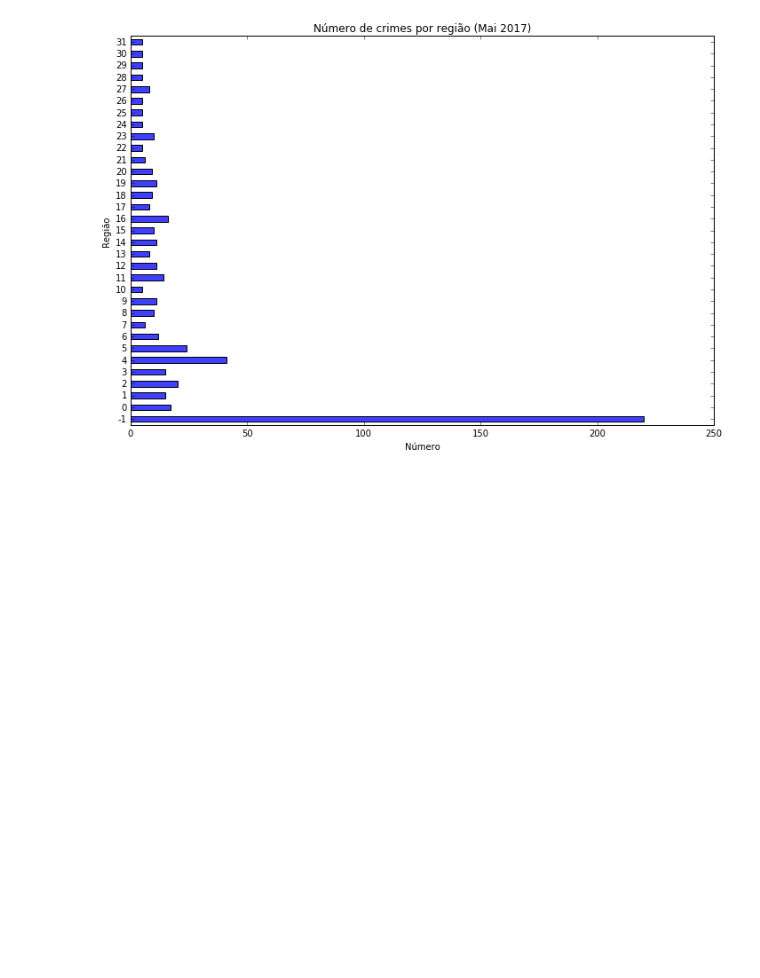
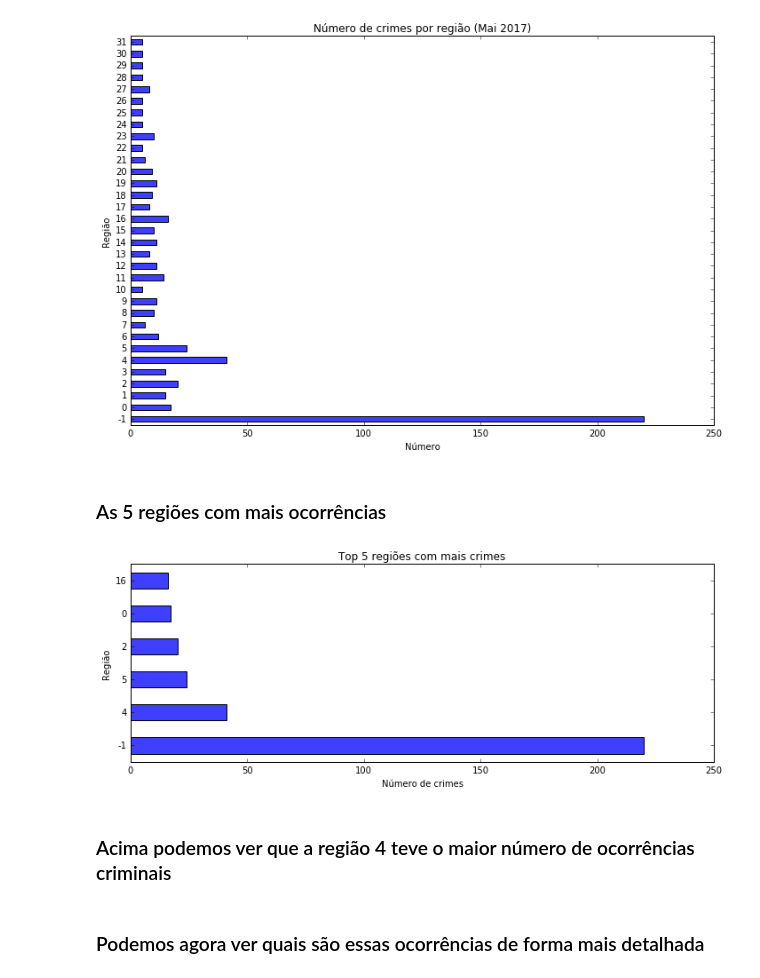
Before and after one commit to netodeolino/TCC, a Jupyter notebook: TCC 02/Resultados/Maio/Maio.ipynb, the cells around one changed output. Cells and saved outputs as stored; diff of their text form; code cells hidden in the pictures; blank space fills up the shorter version.

Commit message:
up resultados maio

```diff
--- a/TCC 02/Resultados/Maio/Maio.ipynb
+++ b/TCC 02/Resultados/Maio/Maio.ipynb
@@ -80,3 +80,26 @@ ax.xaxis.set_major_formatter(ticker.StrMethodFormatter('{x:,.0f}'))
 plt.show()
 # %% [output]
 [figure]
+# %% [markdown]
+### As 5 regiões com mais ocorrências
+# %%
+regioes = df_maio.groupby('CLUSTER').count()
+grupo_de_regioes = regioes.sort_values('NATUREZA DA OCORRÊNCIA', ascending=False)
+# %%
+grupo_de_regioes['TOTAL'] = grupo_de_regioes.ID
+top_5_regioes_qtd = grupo_de_regioes.TOTAL.head(6)
+# %%
+top_5_regioes_qtd.plot(kind='barh', figsize=(10,4), color='#3f3fff')
+plt.title('Top 5 regiões com mais crimes')
+plt.xlabel('Número de crimes')
+plt.ylabel('Região')
+plt.tight_layout()
+ax = plt.gca()
+ax.xaxis.set_major_formatter(ticker.StrMethodFormatter('{x:,.0f}'))
+plt.show()
+# %% [output]
+[figure, added]
+# %% [markdown]
+### Acima podemos ver que a região 4 teve o maior número de ocorrências criminais
+# %% [markdown]
+### Podemos agora ver quais são essas ocorrências de forma mais detalhada
```
Also changed, not shown: parts of 18 cells of this notebook.
